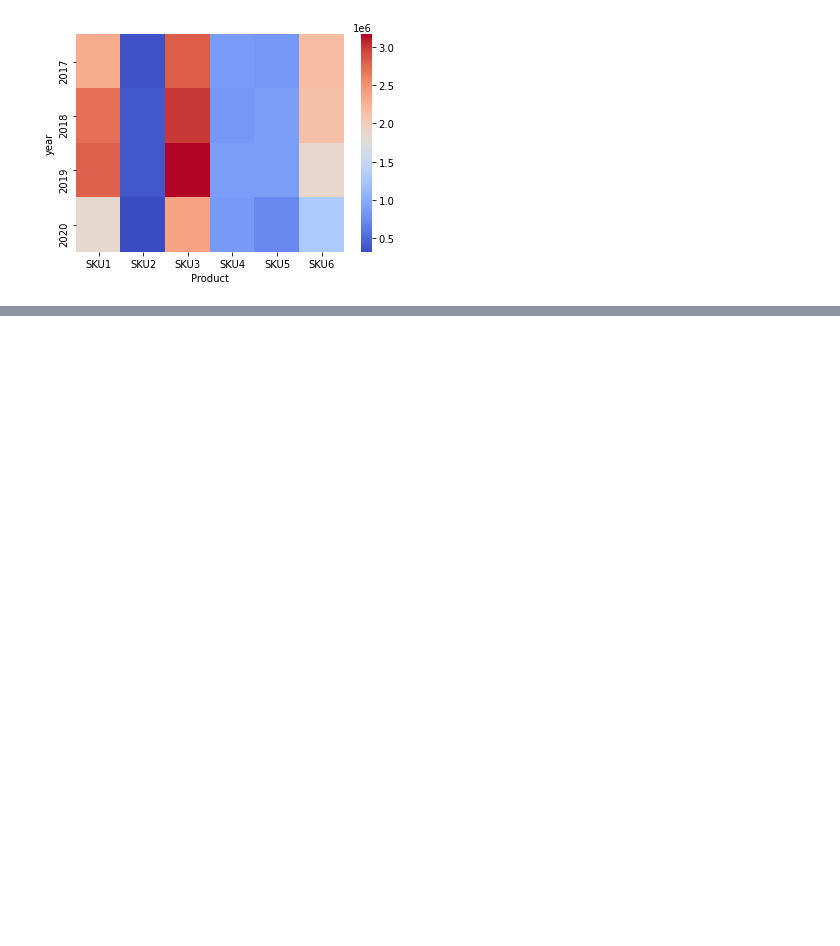
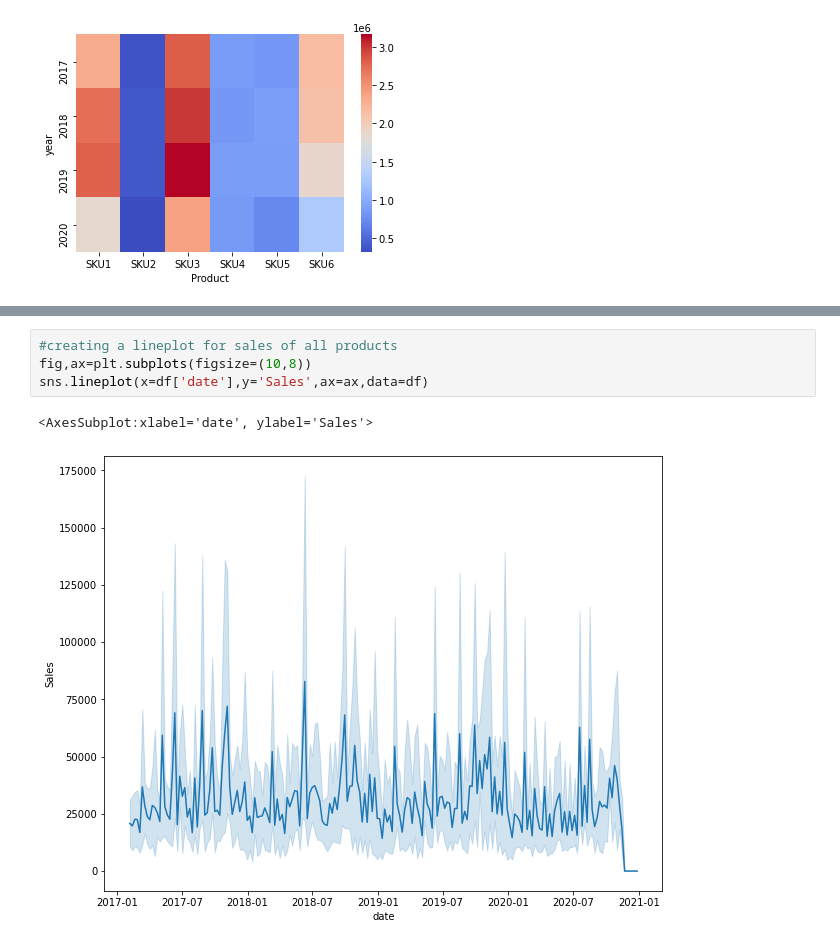
Before and after one commit to felix-n12/Retail-Forecasting, a Jupyter notebook: retail_forecasting.ipynb, the cells around one changed output, grey strips where cells are left out. Cells and saved outputs as stored; diff of their text form; blank space fills up the shorter version.

```diff
--- a/retail_forecasting.ipynb
+++ b/retail_forecasting.ipynb
@@ -632,0 +657,7 @@ plt.show()
+# %%
+#creating a lineplot for sales of all products
+fig,ax=plt.subplots(figsize=(10,8))
+sns.lineplot(x=df['date'],y='Sales',ax=ax,data=df)
+# %% [output]
+<AxesSubplot:xlabel='date', ylabel='Sales'>
+[figure, added]
```
Also changed, not shown: parts of 22 cells of this notebook.
